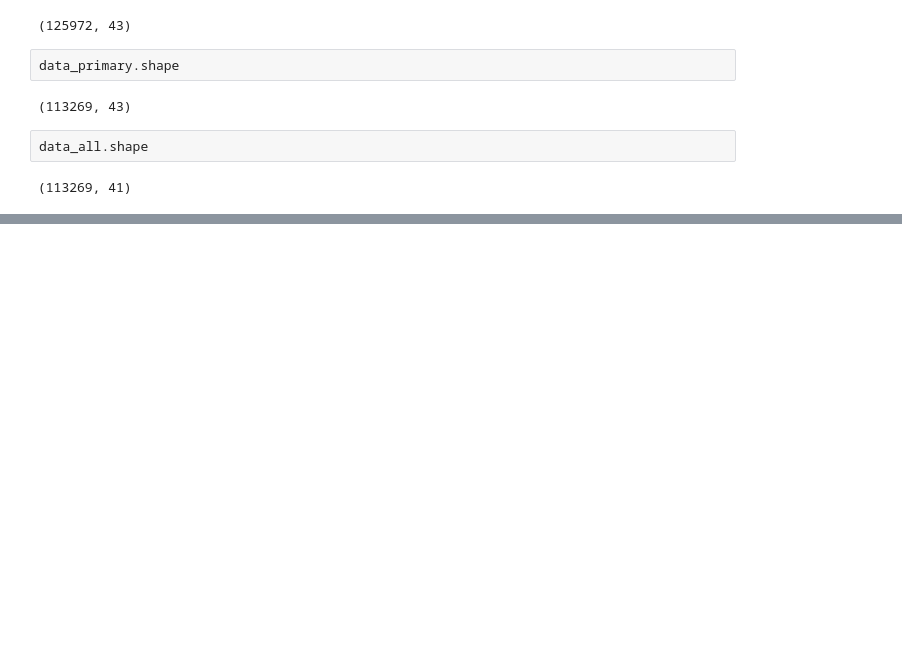
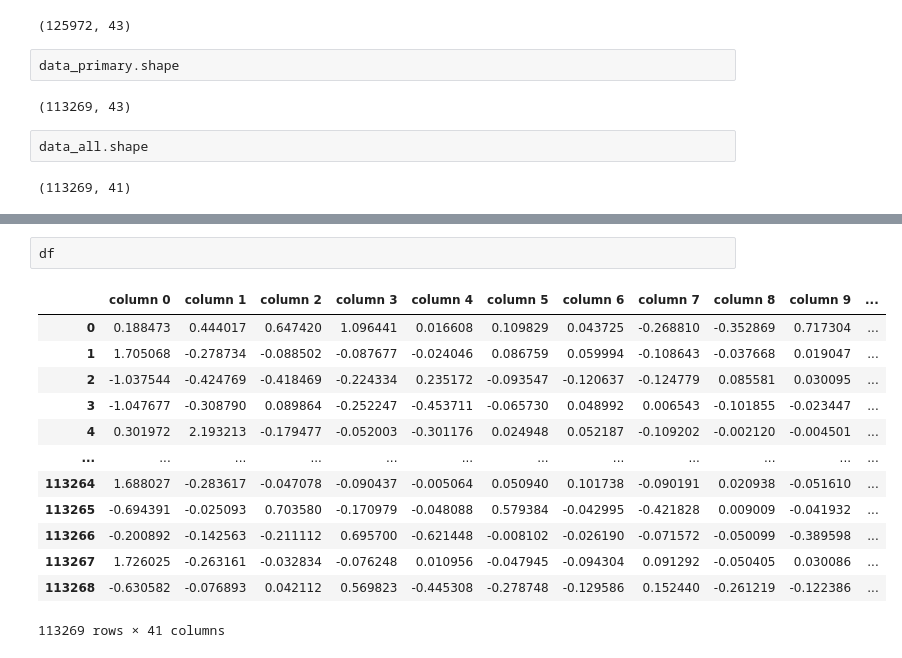
Before and after one commit to hasobi/skripsi, a Jupyter notebook: P_C_A_v2.ipynb, the cells around one changed output, grey strips where cells are left out. Cells and saved outputs as stored; diff of their text form; blank space fills up the shorter version.

```diff
--- a/P_C_A_v2.ipynb
+++ b/P_C_A_v2.ipynb
@@ -333,0 +331,16 @@ We recommend you upgrade now or ensure your notebook will continue to use Tensor
+# %%
+df
+# %% [output]
+|  | column 0 | column 1 | column 2 | column 3 | column 4 | column 5 | column 6 | column 7 | column 8 | column 9 | ... |
+| 0 | 0.188473 | 0.444017 | 0.647420 | 1.096441 | 0.016608 | 0.109829 | 0.043725 | -0.268810 | -0.352869 | 0.717304 | ... |
+| 1 | 1.705068 | -0.278734 | -0.088502 | -0.087677 | -0.024046 | 0.086759 | 0.059994 | -0.108643 | -0.037668 | 0.019047 | ... |
+| 2 | -1.037544 | -0.424769 | -0.418469 | -0.224334 | 0.235172 | -0.093547 | -0.120637 | -0.124779 | 0.085581 | 0.030095 | ... |
+| 3 | -1.047677 | -0.308790 | 0.089864 | -0.252247 | -0.453711 | -0.065730 | 0.048992 | 0.006543 | -0.101855 | -0.023447 | ... |
+| 4 | 0.301972 | 2.193213 | -0.179477 | -0.052003 | -0.301176 | 0.024948 | 0.052187 | -0.109202 | -0.002120 | -0.004501 | ... |
+| ... | ... | ... | ... | ... | ... | ... | ... | ... | ... | ... | ... |
+| 113264 | 1.688027 | -0.283617 | -0.047078 | -0.090437 | -0.005064 | 0.050940 | 0.101738 | -0.090191 | 0.020938 | -0.051610 | ... |
+| 113265 | -0.694391 | -0.025093 | 0.703580 | -0.170979 | -0.048088 | 0.579384 | -0.042995 | -0.421828 | 0.009009 | -0.041932 | ... |
+| 113266 | -0.200892 | -0.142563 | -0.211112 | 0.695700 | -0.621448 | -0.008102 | -0.026190 | -0.071572 | -0.050099 | -0.389598 | ... |
+| 113267 | 1.726025 | -0.263161 | -0.032834 | -0.076248 | 0.010956 | -0.047945 | -0.094304 | 0.091292 | -0.050405 | 0.030086 | ... |
+| 113268 | -0.630582 | -0.076893 | 0.042112 | 0.569823 | -0.445308 | -0.278748 | -0.129586 | 0.152440 | -0.261219 | -0.122386 | ... |
+113269 rows × 41 columns
```
Also changed, not shown: parts of 7 cells of this notebook.
